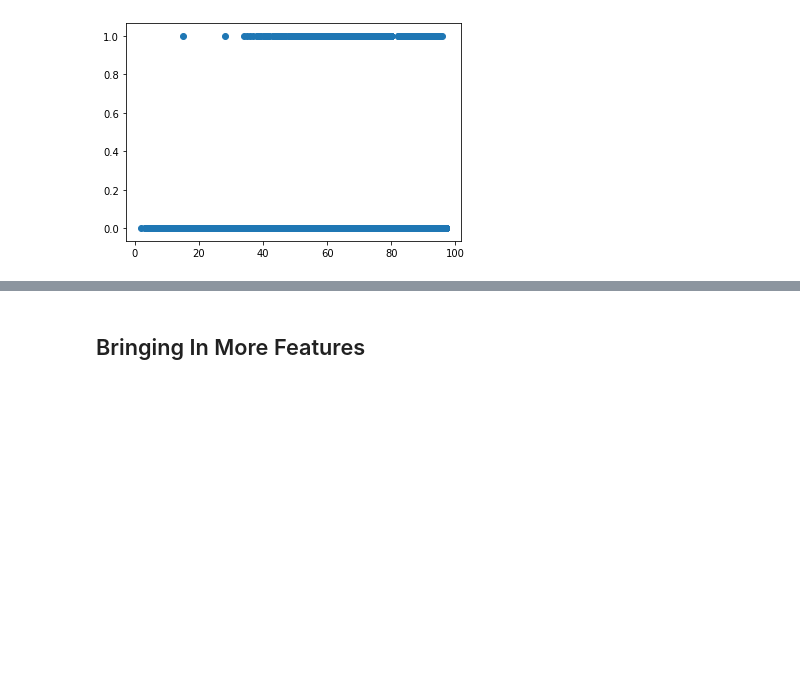
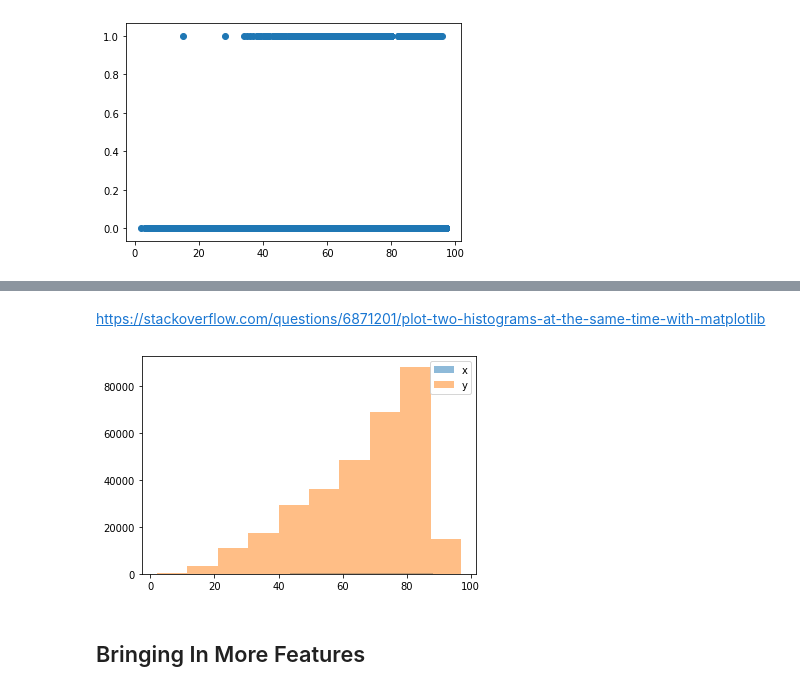
Before and after one commit to Machine-Learning-for-Finance/FannieMae, a Jupyter notebook: data_load.ipynb, the cells around one changed output, grey strips where cells are left out. Saved outputs shown, nothing was run; the diff lists cells and outputs as text; code cells hidden in the pictures; blank space fills up the shorter version.

```diff
--- a/data_load.ipynb
+++ b/data_load.ipynb
@@ -199,6 +200,19 @@ plt.hist(N)
  array([ 2. , 11.5, 21. , 30.5, 40. , 49.5, 59. , 68.5, 78. , 87.5, 97. ]),
  <a list of 10 Patch objects>)
 [figure]
+# %% [markdown]
+https://stackoverflow.com/questions/6871201/plot-two-histograms-at-the-same-time-with-matplotlib
+# %%
+import random
+import numpy
+from matplotlib import pyplot
+
+pyplot.hist(F, alpha=0.5, label='x')
+pyplot.hist(N, alpha=0.5, label='y')
+pyplot.legend(loc='upper right')
+pyplot.show()
+# %% [output]
+[figure, added]
 # %% [markdown]
 ## Bringing In More Features
 # %%
```
Also changed, not shown: parts of 4 cells of this notebook, 4 other files.
